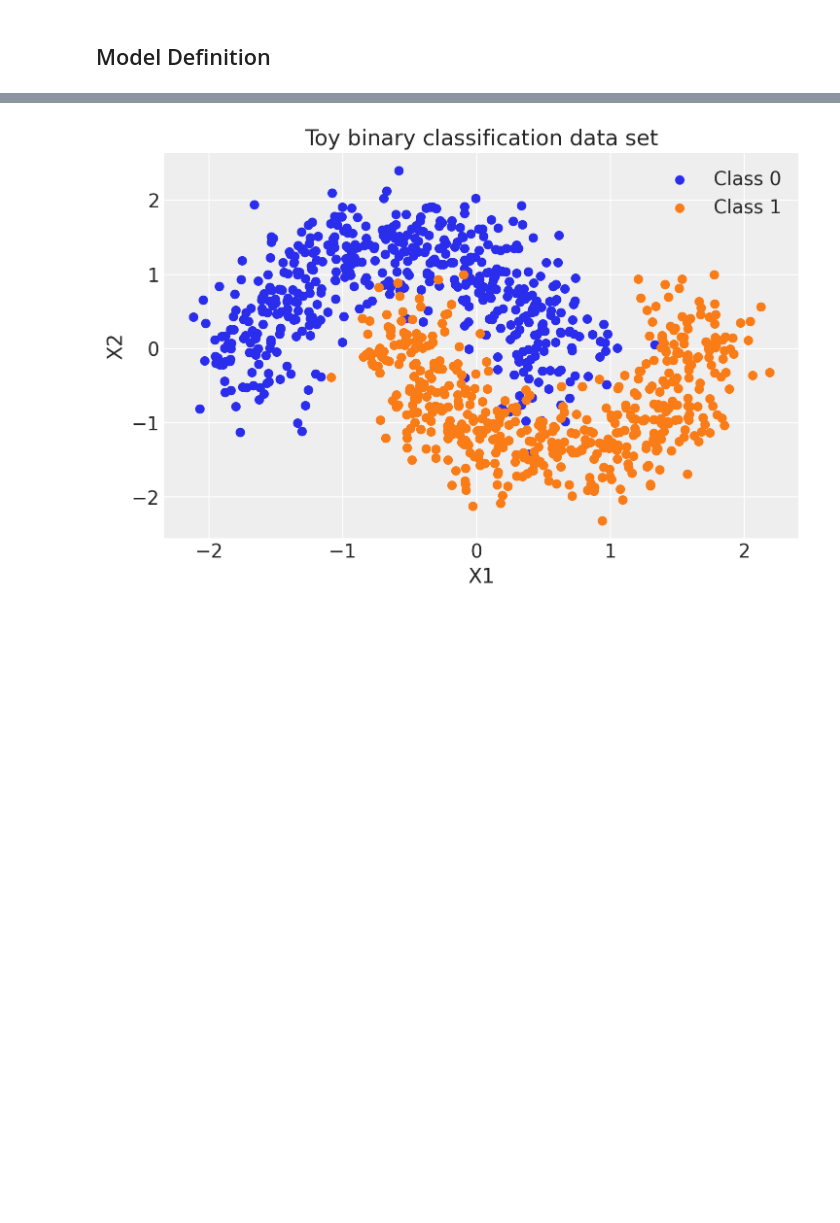
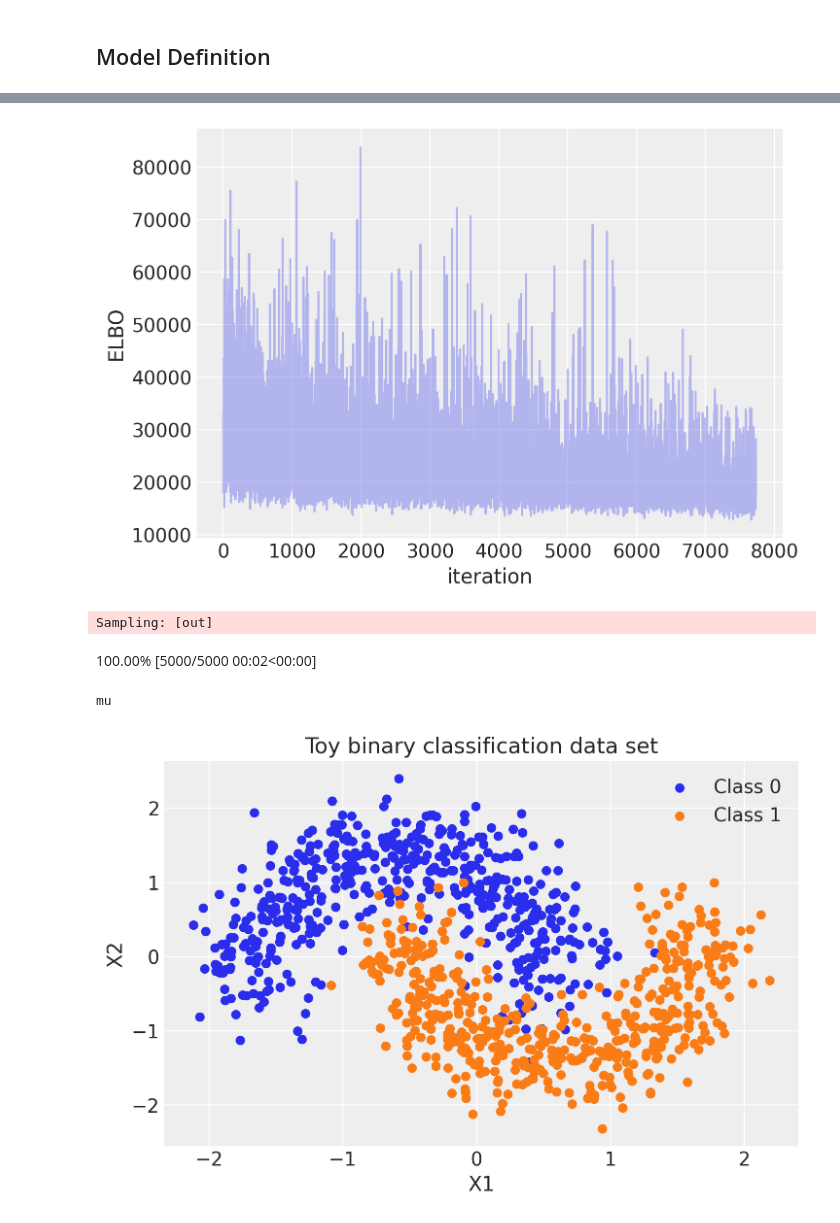
Before and after one commit to PlaytikaOSS/pybandits, a Jupyter notebook: pybandits/BNN_pymc_simulation.ipynb, the cells around one changed output, grey strips where cells are left out. Saved outputs shown, nothing was run; the diff lists cells and outputs as text; code cells hidden in the pictures; blank space fills up the shorter version.

```diff
--- a/pybandits/BNN_pymc_simulation.ipynb
+++ b/pybandits/BNN_pymc_simulation.ipynb
@@ -73,0 +126,5 @@ class Torch_BNN(nn.Module):
+# %%
+neural_network = init_network(x_train, y_train, 10)
+
+with neural_network:
+    approx = pm.fit(n=10_000)
@@ -74,3 +154,23 @@ class Torch_BNN(nn.Module):
+# %%
+plt.plot(approx.hist, alpha=0.3)
+plt.ylabel("ELBO")
+plt.xlabel("iteration");
+# %% [output]
+[figure, added]
+# %%
+with neural_network:
+    pm.set_data(new_data={"ann_input": x_test})
+    ppc = pm.sample_posterior_predictive(trace)
+    trace.extend(ppc)
+# %% [output]
+Sampling: [out]
+100.00% [5000/5000 00:02<00:00]
+# %%
+
+
+approx.shared_params['mu']
+# %% [output]
+mu
 # %%
 #########
 # %%
```
Also changed, not shown: parts of 10 cells of this notebook.
